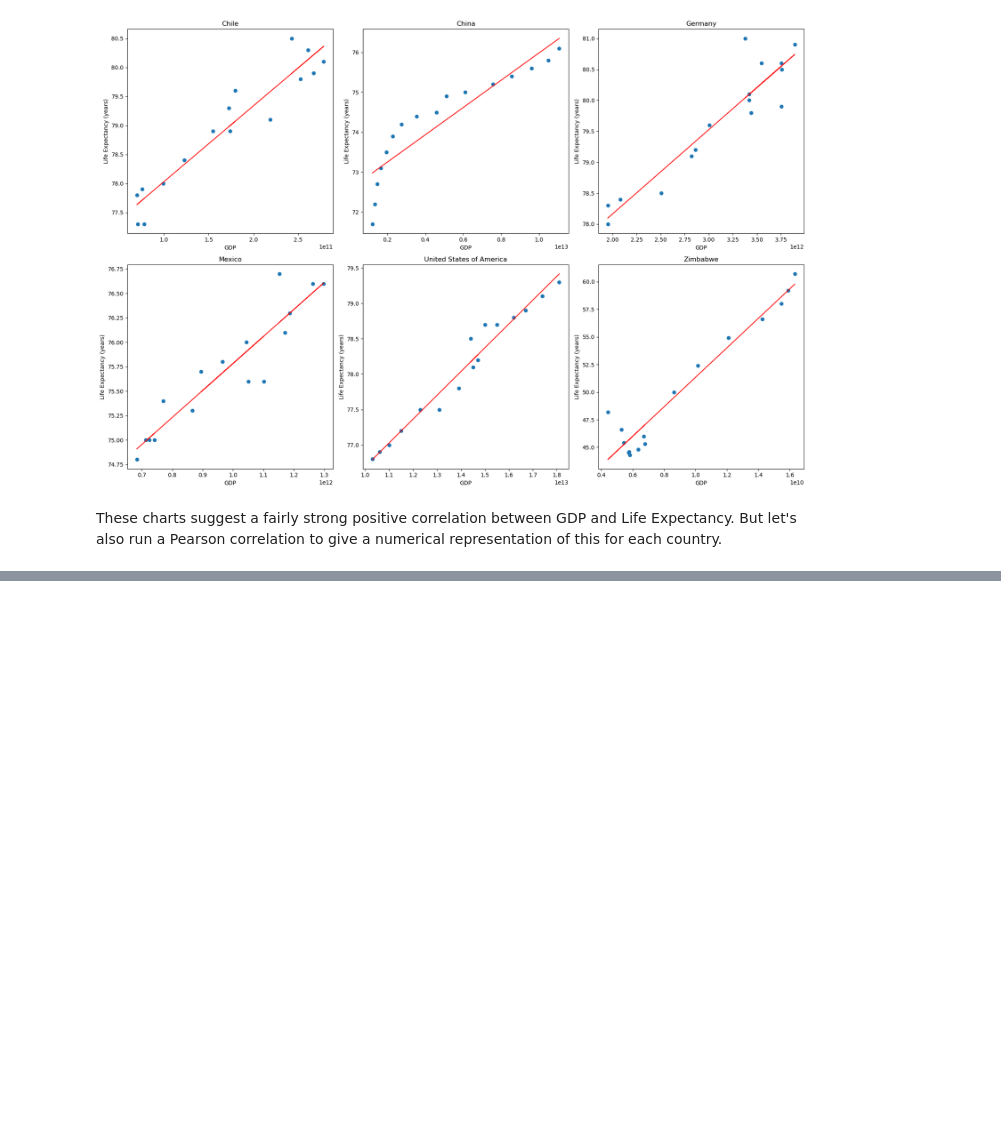
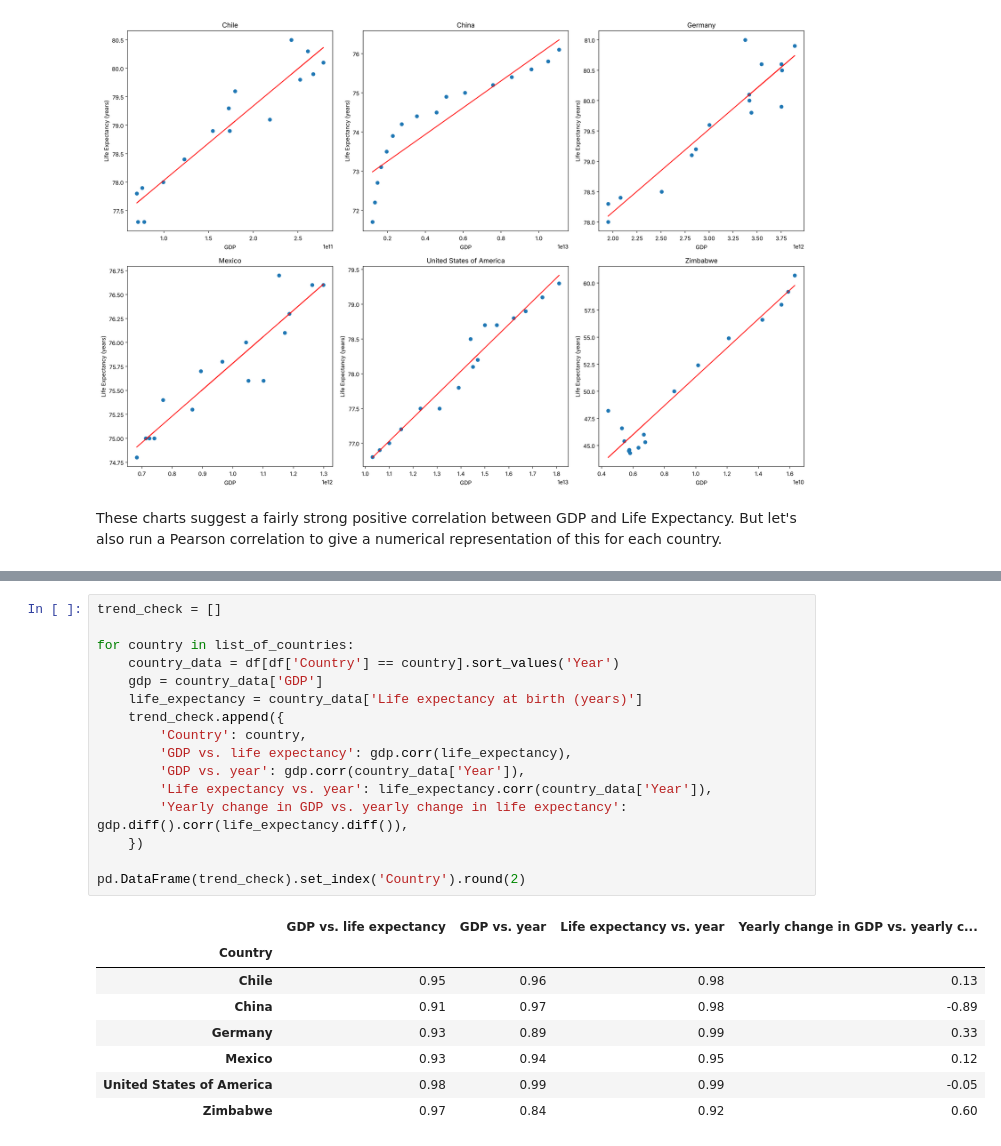
Before and after one commit to Dareknotderek/Portfolio_Projects, a Jupyter notebook: Life-Expectancy-and-GDP/life_expectancy_gdp.ipynb, the cells around one changed output, grey strips where cells are left out. Cells and saved outputs as stored; diff of their text form; blank space fills up the shorter version.

```diff
--- a/Life-Expectancy-and-GDP/life_expectancy_gdp.ipynb
+++ b/Life-Expectancy-and-GDP/life_expectancy_gdp.ipynb
@@ -166,0 +172,25 @@ All of these are within 10% of a positive 1 Pearson correlation. These two are h
+# %%
+trend_check = []
+
+for country in list_of_countries:
+    country_data = df[df['Country'] == country].sort_values('Year')
+    gdp = country_data['GDP']
+    life_expectancy = country_data['Life expectancy at birth (years)']
+    trend_check.append({
+        'Country': country,
+        'GDP vs. life expectancy': gdp.corr(life_expectancy),
+        'GDP vs. year': gdp.corr(country_data['Year']),
+        'Life expectancy vs. year': life_expectancy.corr(country_data['Year']),
+        'Yearly change in GDP vs. yearly change in life expectancy': gdp.diff().corr(life_expectancy.diff()),
+    })
+
+pd.DataFrame(trend_check).set_index('Country').round(2)
+# %% [output]
+|  | GDP vs. life expectancy | GDP vs. year | Life expectancy vs. year | Yearly change in GDP vs. yearly c... |
+| Country |  |  |  |  |
+| Chile | 0.95 | 0.96 | 0.98 | 0.13 |
+| China | 0.91 | 0.97 | 0.98 | -0.89 |
+| Germany | 0.93 | 0.89 | 0.99 | 0.33 |
+| Mexico | 0.93 | 0.94 | 0.95 | 0.12 |
+| United States of America | 0.98 | 0.99 | 0.99 | -0.05 |
+| Zimbabwe | 0.97 | 0.84 | 0.92 | 0.60 |
```
Also changed, not shown: parts of 11 cells of this notebook, 4 other files.
